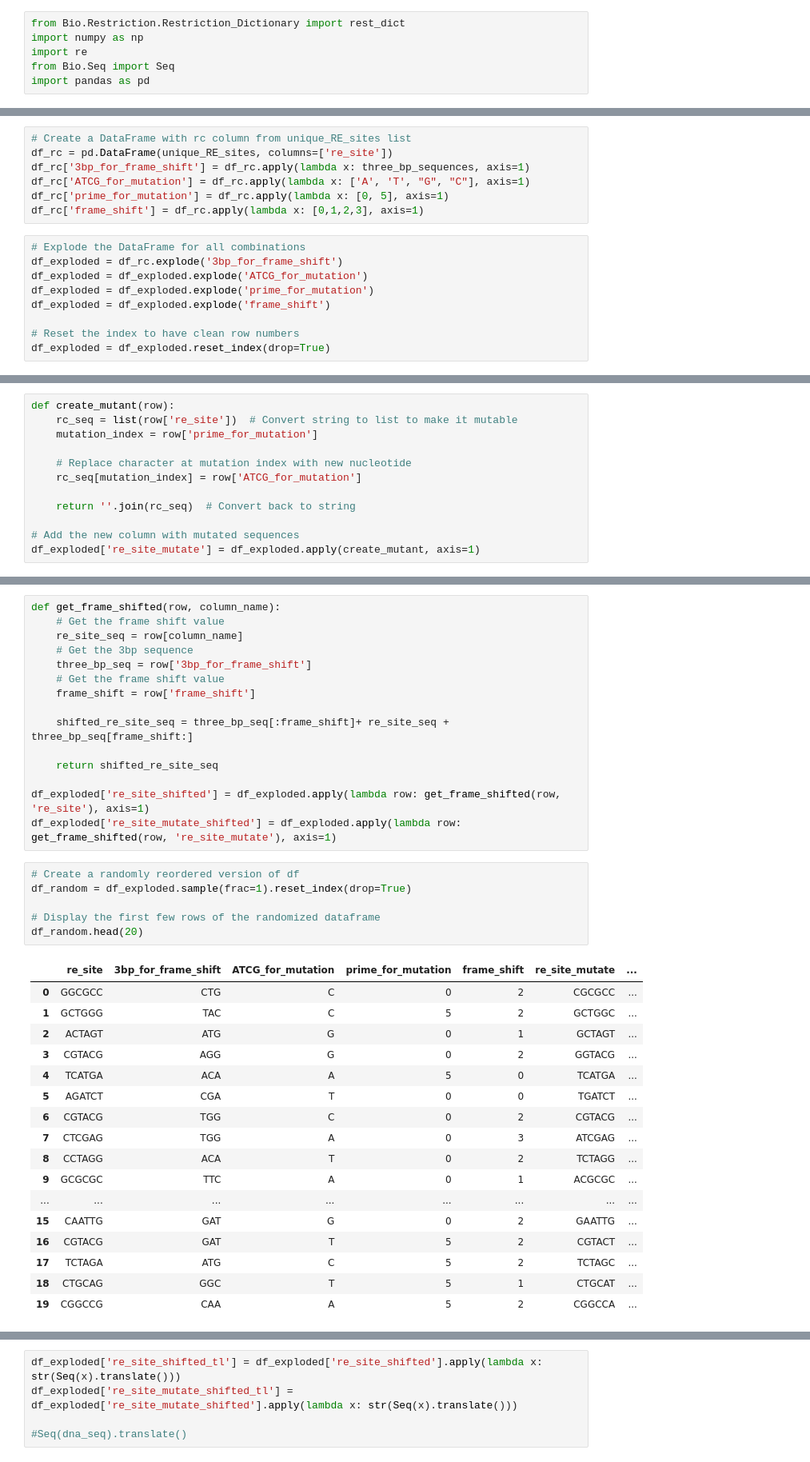
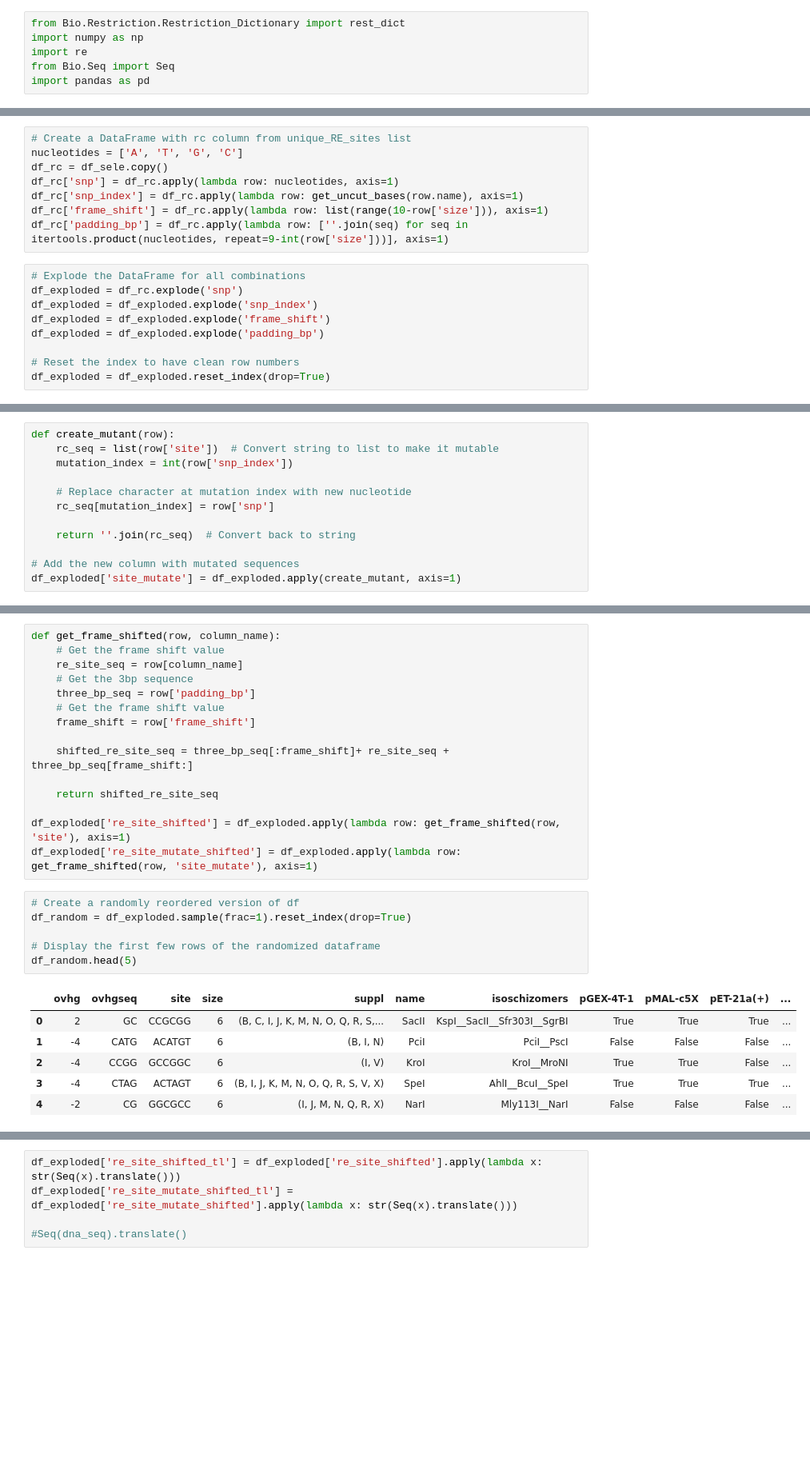
Before and after one commit to Wenzhao-protein/clone_repeat_protein, a Jupyter notebook: get_re_ dict/get_re_site.ipynb, the cells around one changed output, grey strips where cells are left out. Shown at 80% size. Drawn from its saved outputs; the diff is of its cells as text; blank space fills up the shorter version.

Commit message:
update hurdler re site idea

```diff
--- a/get_re_ dict/get_re_site.ipynb
+++ b/get_re_ dict/get_re_site.ipynb
@@ -187,16 +510,17 @@ len(unique_RE_sites)
 # %%
 # Create a DataFrame with rc column from unique_RE_sites list
-df_rc = pd.DataFrame(unique_RE_sites, columns=['re_site'])
-df_rc['3bp_for_frame_shift'] = df_rc.apply(lambda x: three_bp_sequences, axis=1)
-df_rc['ATCG_for_mutation'] = df_rc.apply(lambda x: ['A', 'T', "G", "C"], axis=1)
-df_rc['prime_for_mutation'] = df_rc.apply(lambda x: [0, 5], axis=1)
-df_rc['frame_shift'] = df_rc.apply(lambda x: [0,1,2,3], axis=1)
+nucleotides = ['A', 'T', 'G', 'C']
+df_rc = df_sele.copy()
+df_rc['snp'] = df_rc.apply(lambda row: nucleotides, axis=1)
+df_rc['snp_index'] = df_rc.apply(lambda row: get_uncut_bases(row.name), axis=1)
+df_rc['frame_shift'] = df_rc.apply(lambda row: list(range(10-row['size'])), axis=1)
+df_rc['padding_bp'] = df_rc.apply(lambda row: [''.join(seq) for seq in itertools.product(nucleotides, repeat=9-int(row['size']))], axis=1)
 # %%
 # Explode the DataFrame for all combinations
-df_exploded = df_rc.explode('3bp_for_frame_shift')
-df_exploded = df_exploded.explode('ATCG_for_mutation')
-df_exploded = df_exploded.explode('prime_for_mutation')
+df_exploded = df_rc.explode('snp')
+df_exploded = df_exploded.explode('snp_index')
 df_exploded = df_exploded.explode('frame_shift')
+df_exploded = df_exploded.explode('padding_bp')
 
 # Reset the index to have clean row numbers
 df_exploded = df_exploded.reset_index(drop=True)
@@ -232,12 +548,12 @@ test[3:]
 # %%
 def create_mutant(row):
-    rc_seq = list(row['re_site'])  # Convert string to list to make it mutable
-    mutation_index = row['prime_for_mutation']
+    rc_seq = list(row['site'])  # Convert string to list to make it mutable
+    mutation_index = int(row['snp_index'])
 
     # Replace character at mutation index with new nucleotide
-    rc_seq[mutation_index] = row['ATCG_for_mutation']
+    rc_seq[mutation_index] = row['snp']
 
     return ''.join(rc_seq)  # Convert back to string
 
 # Add the new column with mutated sequences
-df_exploded['re_site_mutate'] = df_exploded.apply(create_mutant, axis=1)
+df_exploded['site_mutate'] = df_exploded.apply(create_mutant, axis=1)
@@ -246,7 +578,7 @@ def get_frame_shifted(row, column_name):
     # Get the frame shift value
     re_site_seq = row[column_name]
     # Get the 3bp sequence
-    three_bp_seq = row['3bp_for_frame_shift']
+    three_bp_seq = row['padding_bp']
     # Get the frame shift value
     frame_shift = row['frame_shift']
 
@@ -254,29 +586,18 @@ def get_frame_shifted(row, column_name):
 
     return shifted_re_site_seq
 
-df_exploded['re_site_shifted'] = df_exploded.apply(lambda row: get_frame_shifted(row, 're_site'), axis=1)
-df_exploded['re_site_mutate_shifted'] = df_exploded.apply(lambda row: get_frame_shifted(row, 're_site_mutate'), axis=1)
+df_exploded['re_site_shifted'] = df_exploded.apply(lambda row: get_frame_shifted(row, 'site'), axis=1)
+df_exploded['re_site_mutate_shifted'] = df_exploded.apply(lambda row: get_frame_shifted(row, 'site_mutate'), axis=1)
 # %%
 # Create a randomly reordered version of df
 df_random = df_exploded.sample(frac=1).reset_index(drop=True)
 
 # Display the first few rows of the randomized dataframe
-df_random.head(20)
+df_random.head(5)
 # %% [output]
-|  | re_site | 3bp_for_frame_shift | ATCG_for_mutation | prime_for_mutation | frame_shift | re_site_mutate | ... |
-| 0 | GGCGCC | CTG | C | 0 | 2 | CGCGCC | ... |
-| 1 | GCTGGG | TAC | C | 5 | 2 | GCTGGC | ... |
-| 2 | ACTAGT | ATG | G | 0 | 1 | GCTAGT | ... |
-| 3 | CGTACG | AGG | G | 0 | 2 | GGTACG | ... |
-| 4 | TCATGA | ACA | A | 5 | 0 | TCATGA | ... |
-| 5 | AGATCT | CGA | T | 0 | 0 | TGATCT | ... |
-| 6 | CGTACG | TGG | C | 0 | 2 | CGTACG | ... |
-| 7 | CTCGAG | TGG | A | 0 | 3 | ATCGAG | ... |
-| 8 | CCTAGG | ACA | T | 0 | 2 | TCTAGG | ... |
-| 9 | GCGCGC | TTC | A | 0 | 1 | ACGCGC | ... |
-| ... | ... | ... | ... | ... | ... | ... | ... |
-| 15 | CAATTG | GAT | G | 0 | 2 | GAATTG | ... |
-| 16 | CGTACG | GAT | T | 5 | 2 | CGTACT | ... |
-| 17 | TCTAGA | ATG | C | 5 | 2 | TCTAGC | ... |
-| 18 | CTGCAG | GGC | T | 5 | 1 | CTGCAT | ... |
-| 19 | CGGCCG | CAA | A | 5 | 2 | CGGCCA | ... |
+|  | ovhg | ovhgseq | site | size | suppl | name | isoschizomers | pGEX-4T-1 | pMAL-c5X | pET-21a(+) | ... |
+| 0 | 2 | GC | CCGCGG | 6 | (B, C, I, J, K, M, N, O, Q, R, S,... | SacII | KspI__SacII__Sfr303I__SgrBI | True | True | True | ... |
+| 1 | -4 | CATG | ACATGT | 6 | (B, I, N) | PciI | PciI__PscI | False | False | False | ... |
+| 2 | -4 | CCGG | GCCGGC | 6 | (I, V) | KroI | KroI__MroNI | True | True | False | ... |
+| 3 | -4 | CTAG | ACTAGT | 6 | (B, I, J, K, M, N, O, Q, R, S, V, X) | SpeI | AhlI__BcuI__SpeI | True | True | True | ... |
+| 4 | -2 | CG | GGCGCC | 6 | (I, J, M, N, Q, R, X) | NarI | Mly113I__NarI | False | False | False | ... |
```
Also changed, not shown: parts of 60 cells of this notebook, 36 other files.
